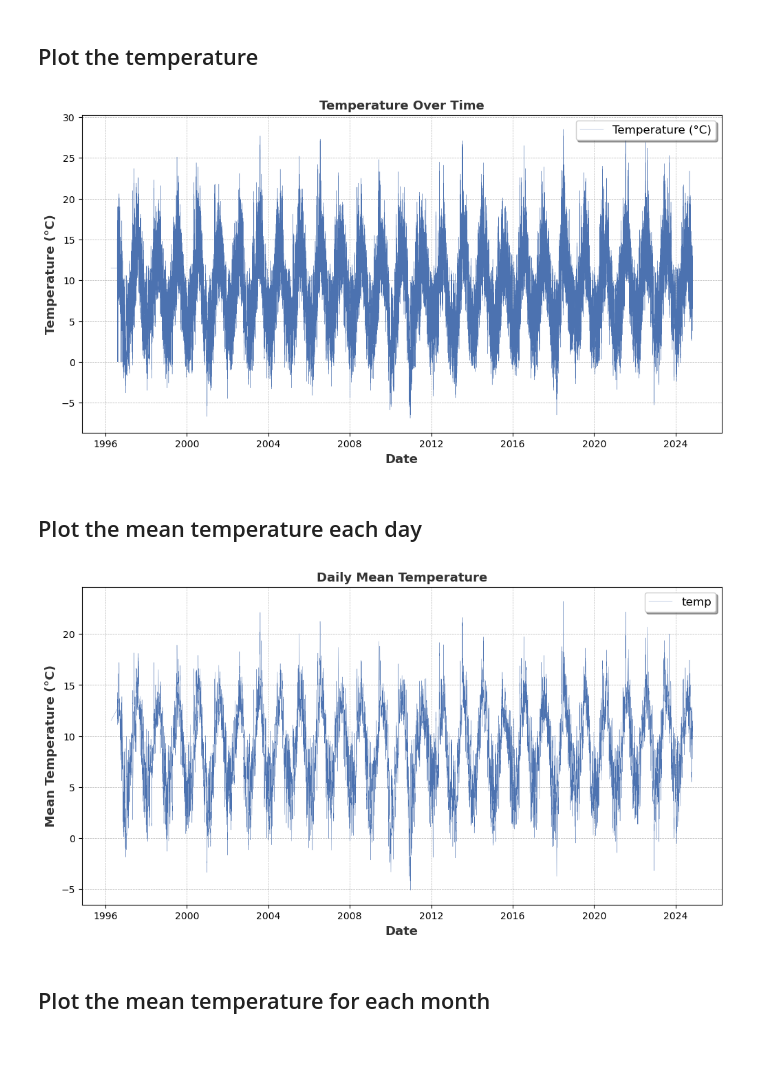
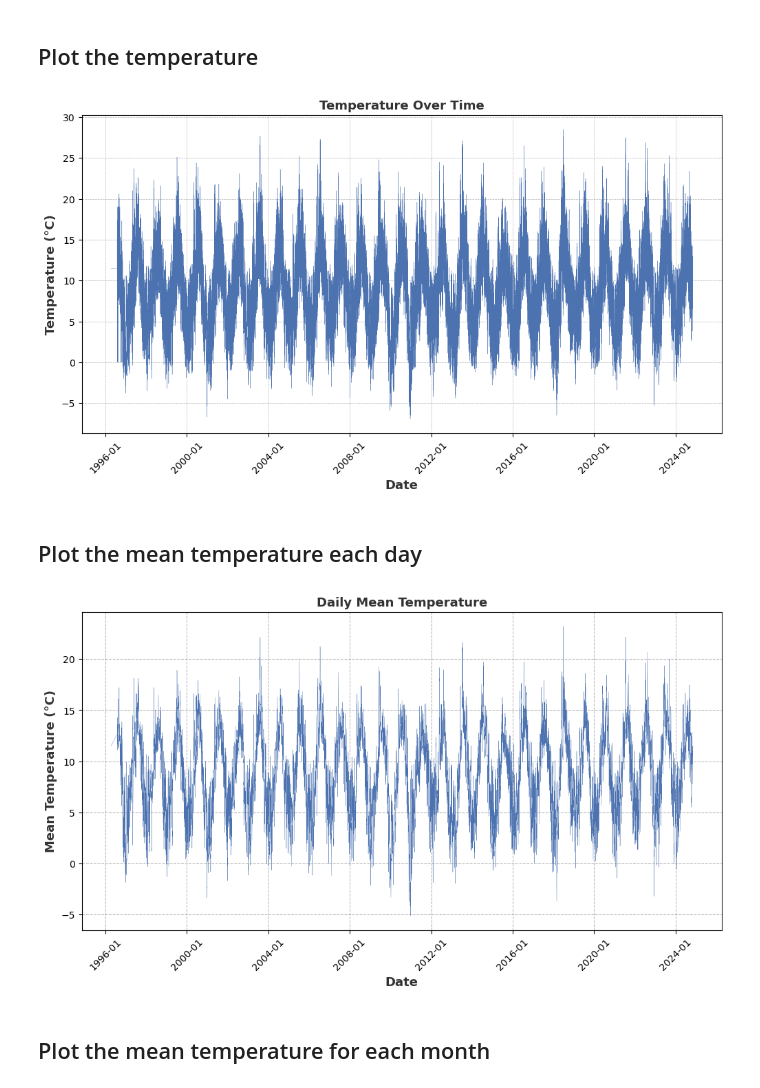
Before and after one commit to sarahembarry/PFDA-assignments, a Jupyter notebook: assignment_6_Weather.ipynb, the cells around one changed output. Drawn from its saved outputs; the diff is of its cells as text; code cells hidden in the pictures; blank space fills up the shorter version.

```diff
--- a/assignment_6_Weather.ipynb
+++ b/assignment_6_Weather.ipynb
@@ -12,14 +12,15 @@ data['date'] = pd.to_datetime(data['date'], format='%d-%b-%Y %H:%M')
 # %%
 plt.figure(figsize=(12, 6))
 plt.plot(data['date'], data['temp'], label='Temperature (°C)',color='#4C72B0', linestyle='-', linewidth=.25,)
 plt.xlabel('Date',fontsize=13, fontweight='bold', color='#333333')
 plt.ylabel('Temperature (°C)',fontsize=13, fontweight='bold', color='#333333')
 plt.title('Temperature Over Time',fontsize=13, fontweight='bold', color='#333333')
-plt.legend(loc='upper right', fontsize=12, frameon=True, shadow=True, fancybox=True)
 plt.grid(visible=True, linestyle='--', linewidth=0.5, color='gray', alpha=0.6)
+plt.gca().xaxis.set_major_formatter(plt.matplotlib.dates.DateFormatter('%Y-%m'))
+plt.xticks(rotation=45)
 plt.show()
 # %% [output]
-[figure, old version]
+[figure, new version]
 # %% [markdown]
 ## Plot the mean temperature each day
 # %%
@@ -28,11 +29,12 @@ daily_mean_temp.plot(figsize=(12, 6),color='#4C72B0', linestyle='-', linewidth=.
 plt.xlabel('Date',fontsize=13, fontweight='bold', color='#333333')
 plt.ylabel('Mean Temperature (°C)',fontsize=13, fontweight='bold', color='#333333')
 plt.title('Daily Mean Temperature',fontsize=13, fontweight='bold', color='#333333')
-plt.legend(loc='upper right', fontsize=12, frameon=True, shadow=True, fancybox=True)
-plt.grid(visible=True, linestyle='--', linewidth=0.5, color='gray', alpha=0.6)
+plt.grid(visible=True, linestyle='--', linewidth=0.75, color='gray', alpha=0.6)
+plt.gca().xaxis.set_major_formatter(plt.matplotlib.dates.DateFormatter('%Y-%m'))
+plt.xticks(rotation=45)
 plt.show()
 # %% [output]
-[figure, old version]
+[figure, new version]
 # %% [markdown]
 ## Plot the mean temperature for each month
 # %%
```
Also changed, not shown: parts of 5 cells of this notebook, 4 other files.
